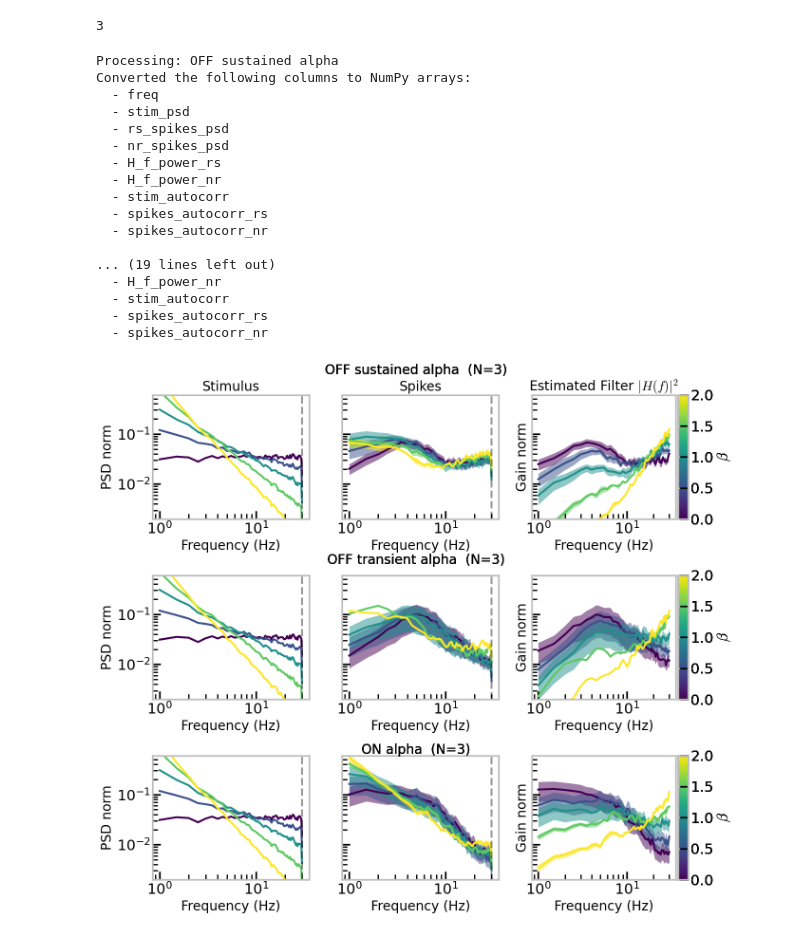
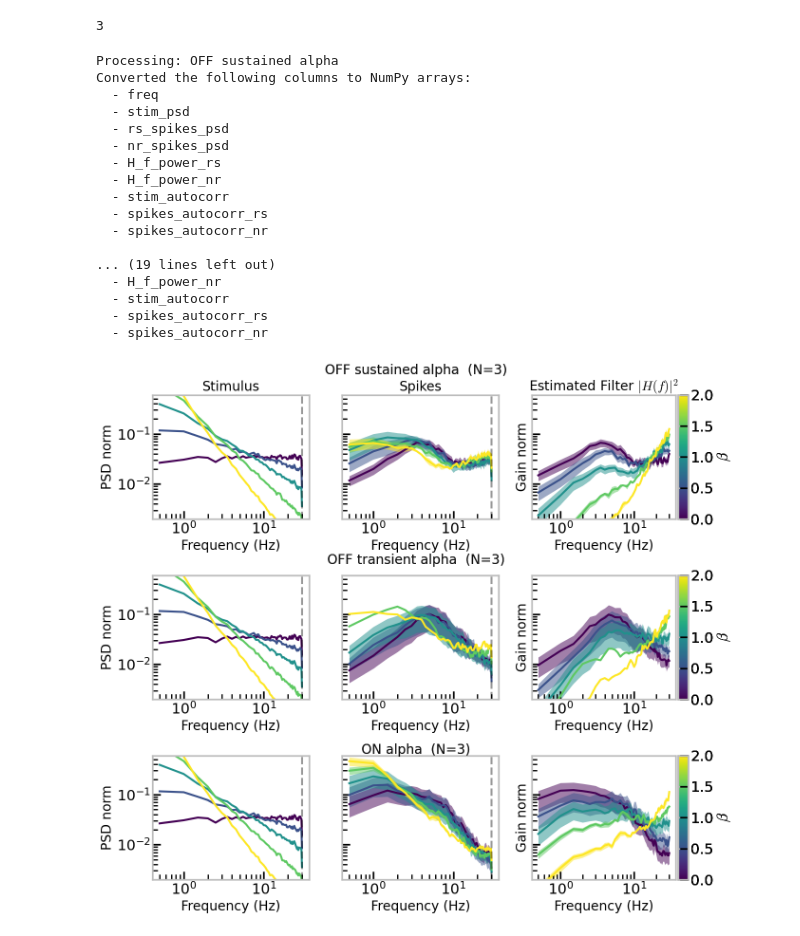
Before and after one commit to SchwartzNU/DJ_schwartzlab, a Jupyter notebook: project_scripts/TemporalProcessing/plot_psd_gain_alltypes.ipynb, the cells around one changed output. Cells and saved outputs as stored; diff of their text form; code cells hidden in the pictures.

Commit message:
bug fix. DC component is already omiitted in psd function
No need to exclude 1: in plotting

```diff
--- a/project_scripts/TemporalProcessing/plot_psd_gain_alltypes.ipynb
+++ b/project_scripts/TemporalProcessing/plot_psd_gain_alltypes.ipynb
@@ -43,7 +43,7 @@ for i, file in enumerate(csv_files):
         #     continue
         y_pos = 1 - (i + 0.05) * row_height
         fig.text(0.5, y_pos, f"{cell_type} (N={n_cells})",
-             fontsize=label_fontsize, ha='center', va='center')
+             fontsize=label_fontsize, ha='center', va='center', fontfamily='DejaVu Sans', color=(0, 0, 0, 0.4))
         color = cmap(norm(beta_value))
         data_beta = df_celltype[df_celltype['beta'] == beta_value]
 
@@ -54,30 +54,30 @@ for i, file in enumerate(csv_files):
         gain_stack = np.stack(data_beta['H_f_power_nr'].values)
 
         # Compute mean & SEM (excluding DC)
-        mean_nr_spikes_psd = np.mean(nr_psd_stack[:, 1:], axis=0)
-        sem_nr_spikes_psd = np.std(nr_psd_stack[:, 1:], axis=0) / np.sqrt(n_cells)
+        mean_nr_spikes_psd = np.mean(nr_psd_stack[:, :], axis=0)
+        sem_nr_spikes_psd = np.std(nr_psd_stack[:, :], axis=0) / np.sqrt(n_cells)
 
-        mean_gain = np.mean(gain_stack[:, 1:], axis=0)
-        sem_gain = np.std(gain_stack[:, 1:], axis=0) / np.sqrt(n_cells)
-        norm_factor_g = np.trapz(mean_gain, freqs[1:])
+        mean_gain = np.mean(gain_stack[:, :], axis=0)
+        sem_gain = np.std(gain_stack[:, :], axis=0) / np.sqrt(n_cells)
+        norm_factor_g = np.trapz(mean_gain, freqs)
         mean_gain /= norm_factor_g
         sem_gain /= norm_factor_g
 
         # Normalize mean spike PSD and SEM
-        norm_factor = np.trapz(mean_nr_spikes_psd, freqs[1:])
+        norm_factor = np.trapz(mean_nr_spikes_psd, freqs)
         mean_nr_spikes_psd /= norm_factor
         sem_nr_spikes_psd /= norm_factor
 
-        axes[i, 0].loglog(freqs[1:], stim_psd[1:] / np.trapz(stim_psd[1:], freqs[1:]), c=color)
+        axes[i, 0].loglog(freqs, stim_psd / np.trapz(stim_psd, freqs), c=color)
 
-        axes[i, 1].loglog(freqs[1:], mean_nr_spikes_psd, label=fr"$\mathrm{{Mean}} \pm \mathrm{{s.e.m.}}$", color=color)
-        axes[i, 1].fill_between(freqs[1:],
+        axes[i, 1].loglog(freqs, mean_nr_spikes_psd, label=fr"$\mathrm{{Mean}} \pm \mathrm{{s.e.m.}}$", color=color)
+        axes[i, 1].fill_between(freqs,
                             mean_nr_spikes_psd - sem_nr_spikes_psd,
                             mean_nr_spikes_psd + sem_nr_spikes_psd,
                             color=color, alpha=0.5, linewidth=0)
 
-        axes[i, 2].loglog(freqs[1:], mean_gain, color=color)
-        axes[i, 2].fill_between(freqs[1:],
+        axes[i, 2].loglog(freqs, mean_gain, color=color)
+        axes[i, 2].fill_between(freqs,
                             mean_gain - sem_gain,
                             mean_gain + sem_gain,
                             color=color, alpha=0.5, linewidth=0)
@@ -107,31 +107,31 @@ for row_idx in range(len(csv_files)):
         if col_idx == 2:
             ax.set_ylabel(ylabels[col_idx], fontsize=label_fontsize)
         if row_idx == 0:
             ax.set_title(titles[col_idx], fontsize=label_fontsize)
 
         if col_idx != 2:  # optional vertical line
             ax.axvline(frame_rate / 2, color='k', alpha=0.4, linestyle='--')
 
 
 plt.tight_layout()
 
 plt.show()
 # %% [output]
 Processing: OFF sustained alpha
 Converted the following columns to NumPy arrays:
   - freq
   - stim_psd
   - rs_spikes_psd
   - nr_spikes_psd
   - H_f_power_rs
   - H_f_power_nr
   - stim_autocorr
   - spikes_autocorr_rs
   - spikes_autocorr_nr
 
 ... (19 lines left out)
   - H_f_power_nr
   - stim_autocorr
   - spikes_autocorr_rs
   - spikes_autocorr_nr
-[figure, old version]
+[figure, new version]
```
Also changed, not shown: 2 other files.
